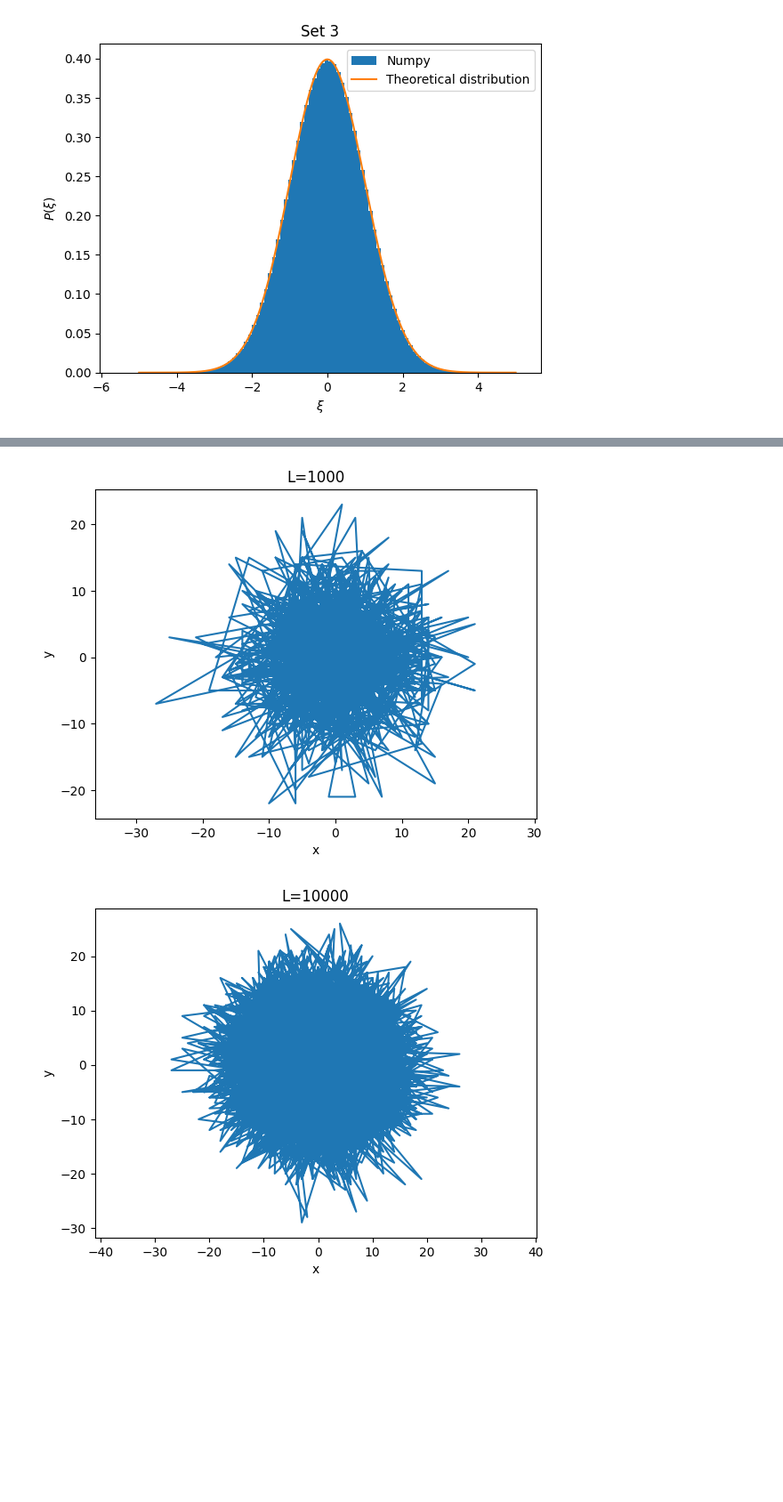
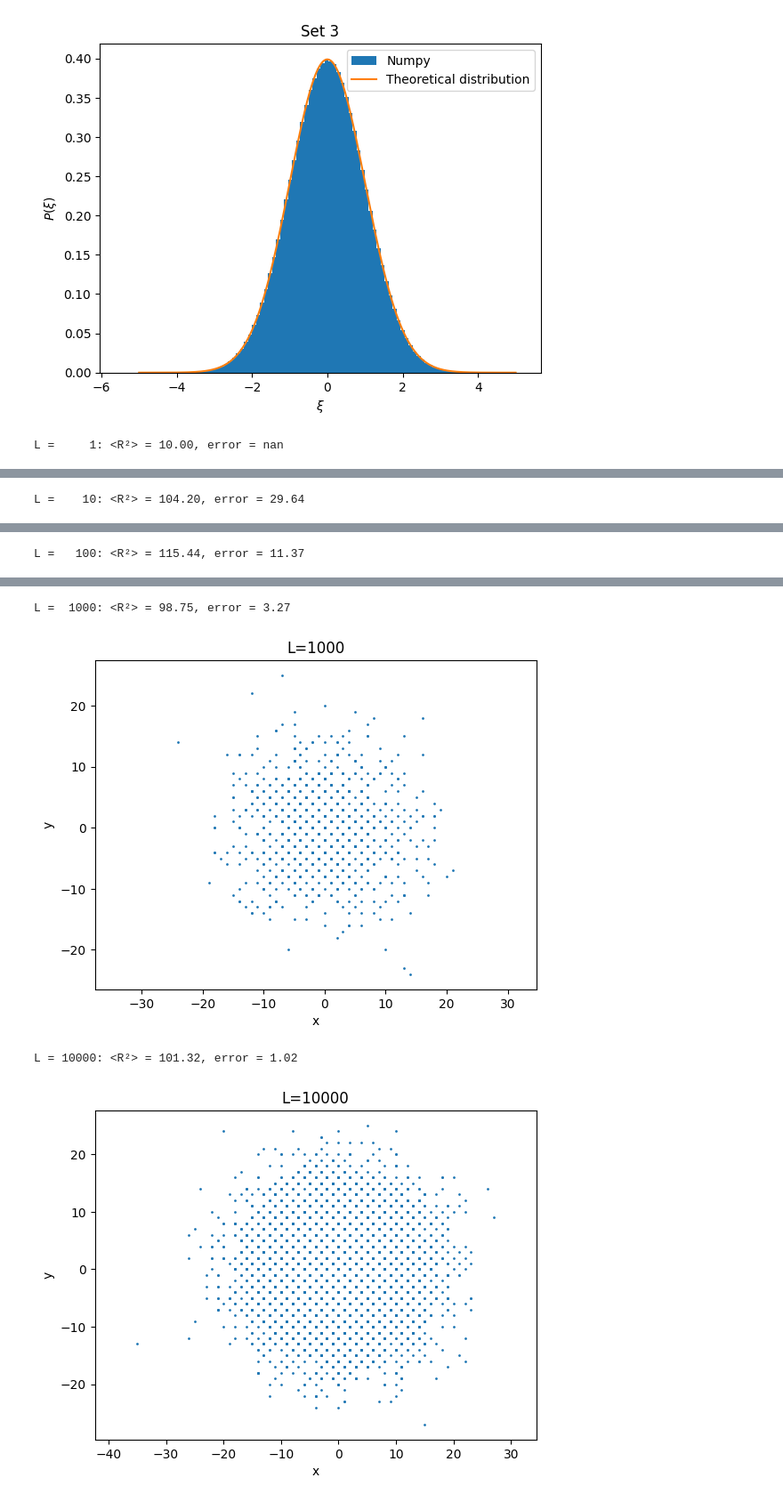
Before and after one commit to alexprogrammeert/3MA010-assignments-code, a Jupyter notebook: BD part/BD1 notebook.ipynb, the cells around one changed output, grey strips where cells are left out. Shown at 89% size. Cells and saved outputs as stored; diff of their text form; code cells hidden in the pictures; blank space fills up the shorter version.

```diff
--- a/BD part/BD1 notebook.ipynb
+++ b/BD part/BD1 notebook.ipynb
@@ -118,14 +118,15 @@ rng = np.random.default_rng()
 L_values = [1, 10, 100, 1000, 10000]
 titles = ['L=1', 'L=10', 'L=100', 'L=1000', 'L=10000']
 
-r = 1           # step length
-x, y = (0, 0)   # initial position
 
-N = 100         # number of steps in a random walk
-L = 10
+N = 100 # number of steps in a random walk
+r = 1   # length of a step
+mean_R_squared_values = np.zeros(len(L_values))
+error_values = np.zeros(len(L_values))
 
-for L, title in zip(L_values, titles):
-    total_steps = N*L
+for i in range(len(L_values)):
+    title = titles[i]
+    L = L_values[i]
     x, y = (0,0)
     X, Y = (np.zeros(L), np.zeros(L))
     for walk in range(L):
@@ -135,13 +136,29 @@ for L, title in zip(L_values, titles):
         steps_pos_y = sum(steps==2)
         steps_neg_y = sum(steps==3)
 
-        X[walk] = x + steps_pos_x - steps_neg_x
-        Y[walk] = y + steps_pos_y - steps_neg_y
+        X[walk] = x + r*(steps_pos_x - steps_neg_x)
+        Y[walk] = y + r*(steps_pos_y - steps_neg_y)
 
-    plt.plot(X, Y)
+
+    # End-to-end squared distances
+    R_squared = X**2 + Y**2
+
+    # Mean squared end-to-end distance
+    mean_R_squared = np.mean(R_squared)
+    mean_R_squared_values[i] = (mean_R_squared)
+
+    # Standard error of the mean
+    error = np.std(R_squared, ddof=1) / np.sqrt(L)
+
+    error_values[i] = (error)
+
+    print(f"L = {L:5d}: <R²> = {mean_R_squared:.2f}, error = {error:.2f}")
+
+    plt.scatter(X, Y, s=1)
     plt.xlabel("x")
     plt.ylabel("y")
     plt.axis("equal")
     plt.title(title)
     plt.show()
 # %% [output]
+L =     1: <R²> = 10.00, error = nan
@@ -148,0 +166 @@ for L, title in zip(L_values, titles):
+L =    10: <R²> = 104.20, error = 29.64
@@ -149,0 +168 @@ for L, title in zip(L_values, titles):
+L =   100: <R²> = 115.44, error = 11.37
@@ -151,2 +170,4 @@ for L, title in zip(L_values, titles):
+L =  1000: <R²> = 98.75, error = 3.27
-[figure, old version]
+[figure, new version]
+L = 10000: <R²> = 101.32, error = 1.02
-[figure, old version]
+[figure, new version]
```
Also changed, not shown: parts of 3 cells of this notebook, 1 other file.
